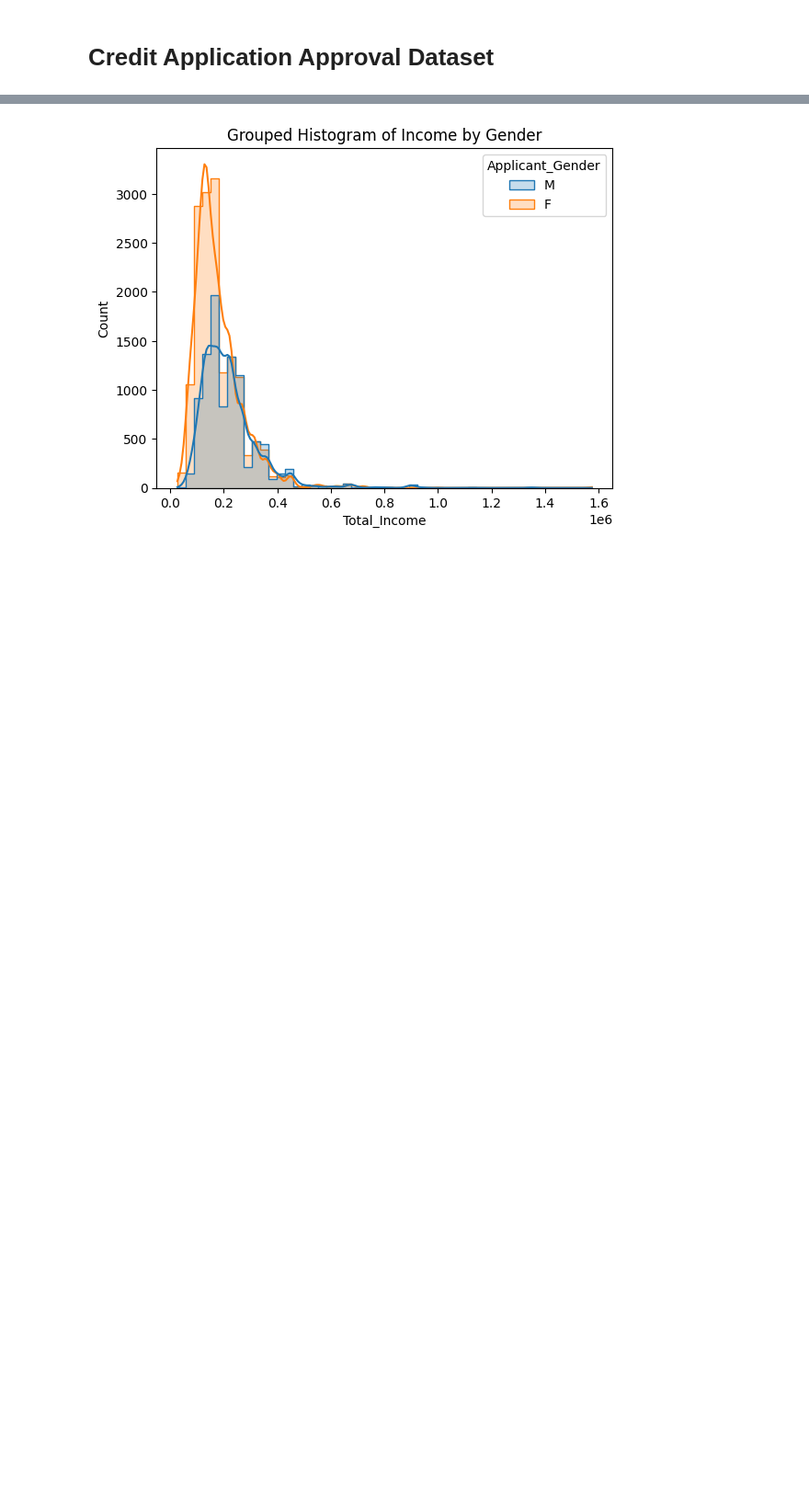
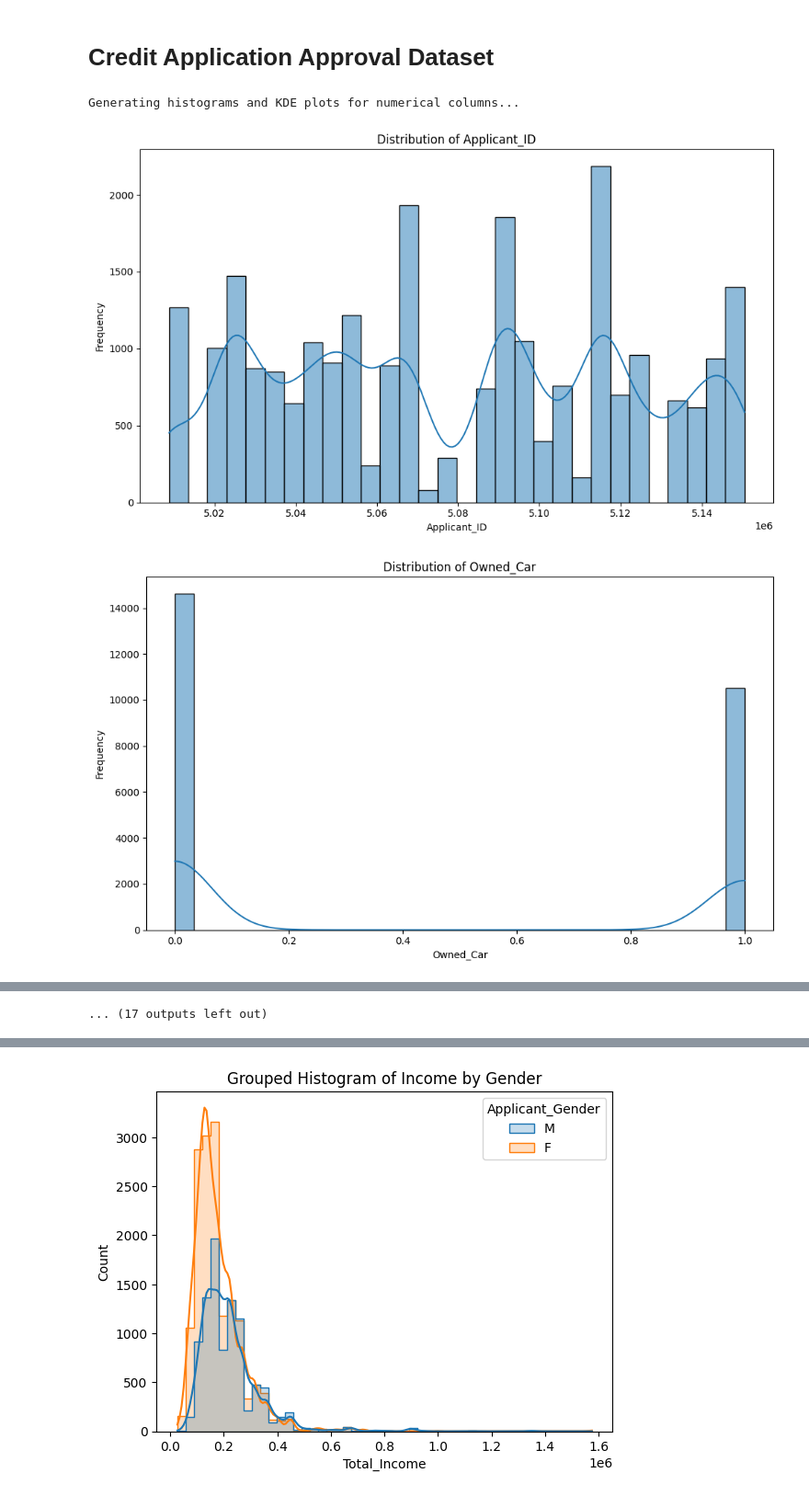
Before and after one commit to nicholasta18/OMDSMODB2Assignments, a Jupyter notebook: OMDS_MODB2_Week4_Ta_Nicholas.ipynb, the cells around one changed output, grey strips where cells are left out. Shown at 92% size. Cells and saved outputs as stored; diff of their text form; code cells hidden in the pictures; blank space fills up the shorter version.

```diff
--- a/OMDS_MODB2_Week4_Ta_Nicholas.ipynb
+++ b/OMDS_MODB2_Week4_Ta_Nicholas.ipynb
@@ -346,3 +346,34 @@ Max: 28948.90
 # Credit Application Approval Dataset
 # %%
 df_cca =pd.read_csv("extracted_data_cca/Application_Data.csv")
+# %%
+# Identify numerical and categorical columns
+numerical_cols = df_cca.select_dtypes(include=['number'])
+categorical_cols = df_cca.select_dtypes(include=['object'])
+
+# Histograms and KDE plots for Numerical Columns
+print("\nGenerating histograms and KDE plots for numerical columns...")
+for col in numerical_cols:
+    plt.figure(figsize=(10, 6))
+    sns.histplot(df_cca[col], kde=True, bins=30)
+    plt.title(f'Distribution of {col}')
+    plt.xlabel(col)
+    plt.ylabel('Frequency')
+    plt.tight_layout()
+    plt.show()
+
+
+# Bar plots for Categorical Columns
+print("\nGenerating bar plots for categorical columns...")
+for col in categorical_cols:
+    plt.figure(figsize=(12, 7))
+    sns.countplot(data=df_cca, y=col, order=df_cca[col].value_counts().index, palette='viridis')
+    plt.title(f'Count of {col}')
+    plt.xlabel('Count')
+    plt.ylabel(col)
+    plt.tight_layout()
+    plt.show()
+# %% [output]
+Generating histograms and KDE plots for numerical columns...
+[figure, added]
+[figure, added]
@@ -348,0 +389 @@ df_cca =pd.read_csv("extracted_data_cca/Application_Data.csv")
+... (17 outputs left out)
```
Also changed, not shown: parts of 7 cells of this notebook, 2 other files.
